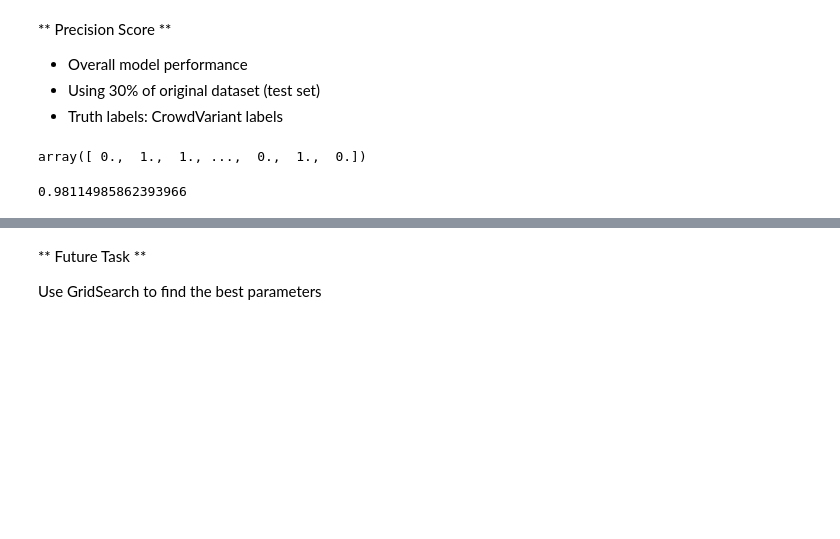
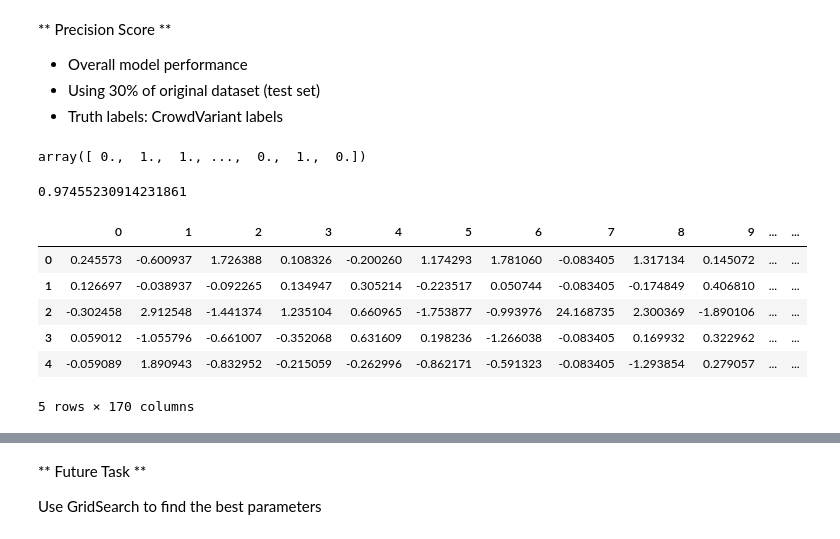
Before and after one commit to lesleymaraina/NIST, a Jupyter notebook: Notebooks/CrowdVariant/CrowdVariantAnalysis - Machine Learning-Copy1.ipynb, the cells around one changed output, grey strips where cells are left out. Drawn from its saved outputs; the diff is of its cells as text; code cells hidden in the pictures; blank space fills up the shorter version.

```diff
--- a/Notebooks/CrowdVariant/CrowdVariantAnalysis - Machine Learning-Copy1.ipynb
+++ b/Notebooks/CrowdVariant/CrowdVariantAnalysis - Machine Learning-Copy1.ipynb
@@ -273,6 +284,18 @@ array([ 0.,  1.,  1., ...,  0.,  1.,  0.])
 # %%
 pred = model.predict(X_test)
 # %%
-precision_score(y_test, pred, average='micro')
+precision_score(pred, y_test, average='micro')
 # %% [output]
-0.98114985862393966
+0.97455230914231861
+# %%
+# Add original labels and predicted labels back to the original dataframe
+df_Xtest = pd.DataFrame(X_test)
+df_Xtest.head()
+# %% [output]
+|  | 0 | 1 | 2 | 3 | 4 | 5 | 6 | 7 | 8 | 9 | ... | ... |
+| 0 | 0.245573 | -0.600937 | 1.726388 | 0.108326 | -0.200260 | 1.174293 | 1.781060 | -0.083405 | 1.317134 | 0.145072 | ... | ... |
+| 1 | 0.126697 | -0.038937 | -0.092265 | 0.134947 | 0.305214 | -0.223517 | 0.050744 | -0.083405 | -0.174849 | 0.406810 | ... | ... |
+| 2 | -0.302458 | 2.912548 | -1.441374 | 1.235104 | 0.660965 | -1.753877 | -0.993976 | 24.168735 | 2.300369 | -1.890106 | ... | ... |
+| 3 | 0.059012 | -1.055796 | -0.661007 | -0.352068 | 0.631609 | 0.198236 | -1.266038 | -0.083405 | 0.169932 | 0.322962 | ... | ... |
+| 4 | -0.059089 | 1.890943 | -0.832952 | -0.215059 | -0.262996 | -0.862171 | -0.591323 | -0.083405 | -1.293854 | 0.279057 | ... | ... |
+5 rows × 170 columns
```
Also changed, not shown: parts of 88 cells of this notebook, 40 other files.
